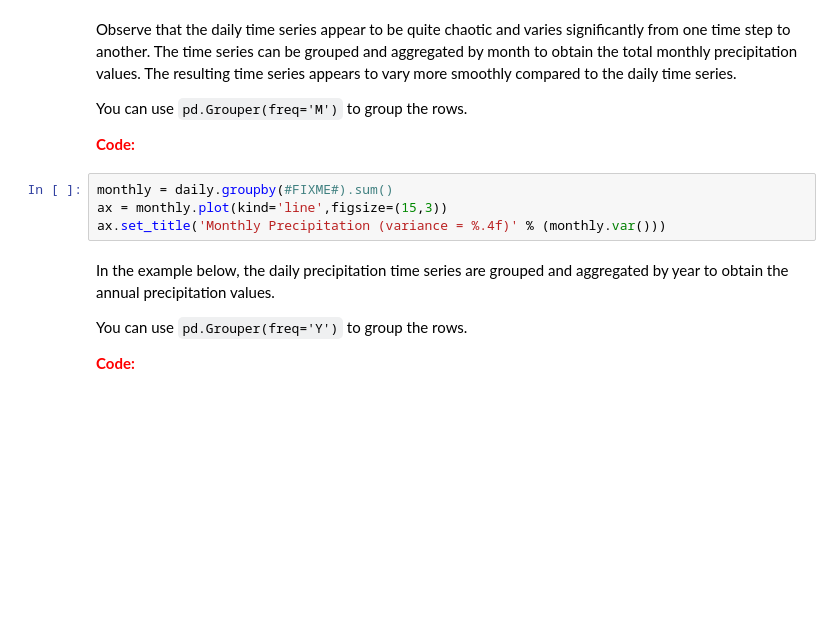
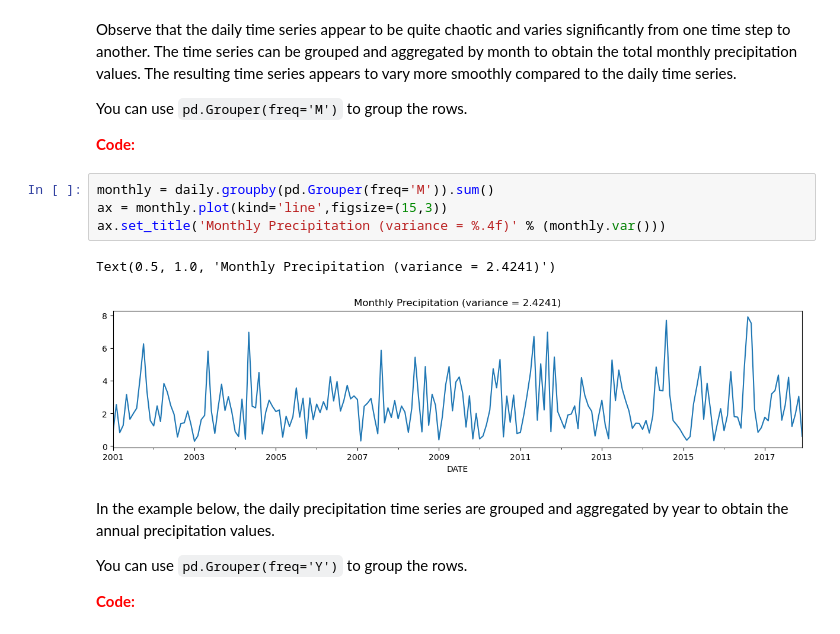
Before and after one commit to Ala-Eddine-Mezdoud/data_mining, a Jupyter notebook: Lab 2/Part1/Lab2-pre-processing - part1.ipynb, the cells around one changed output. Saved outputs shown, nothing was run; the diff lists cells and outputs as text; blank space fills up the shorter version.

```diff
--- a/Lab 2/Part1/Lab2-pre-processing - part1.ipynb
+++ b/Lab 2/Part1/Lab2-pre-processing - part1.ipynb
@@ -196,9 +317,12 @@ You can use `pd.Grouper(freq='M')` to group the rows.
 
 **<font color="red">Code:</font>**
 # %%
-monthly = daily.groupby(#FIXME#).sum()
+monthly = daily.groupby(pd.Grouper(freq='M')).sum()
 ax = monthly.plot(kind='line',figsize=(15,3))
 ax.set_title('Monthly Precipitation (variance = %.4f)' % (monthly.var()))
+# %% [output]
+Text(0.5, 1.0, 'Monthly Precipitation (variance = 2.4241)')
+[figure, added]
 # %% [markdown]
 In the example below, the daily precipitation time series are grouped and aggregated by year to obtain the annual precipitation values.
 
```
Also changed, not shown: parts of 29 cells of this notebook.
